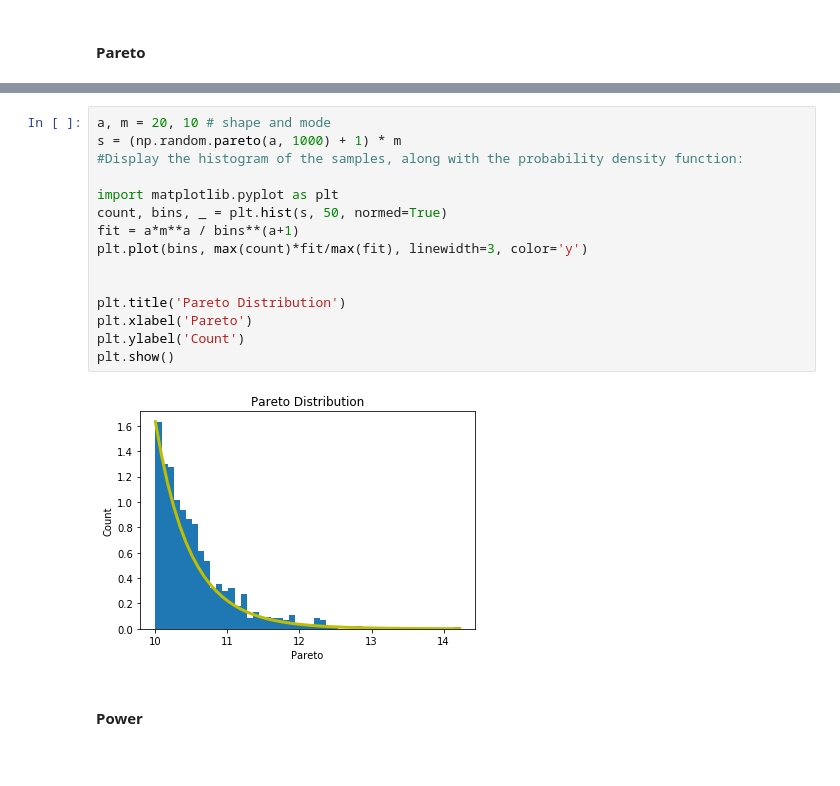
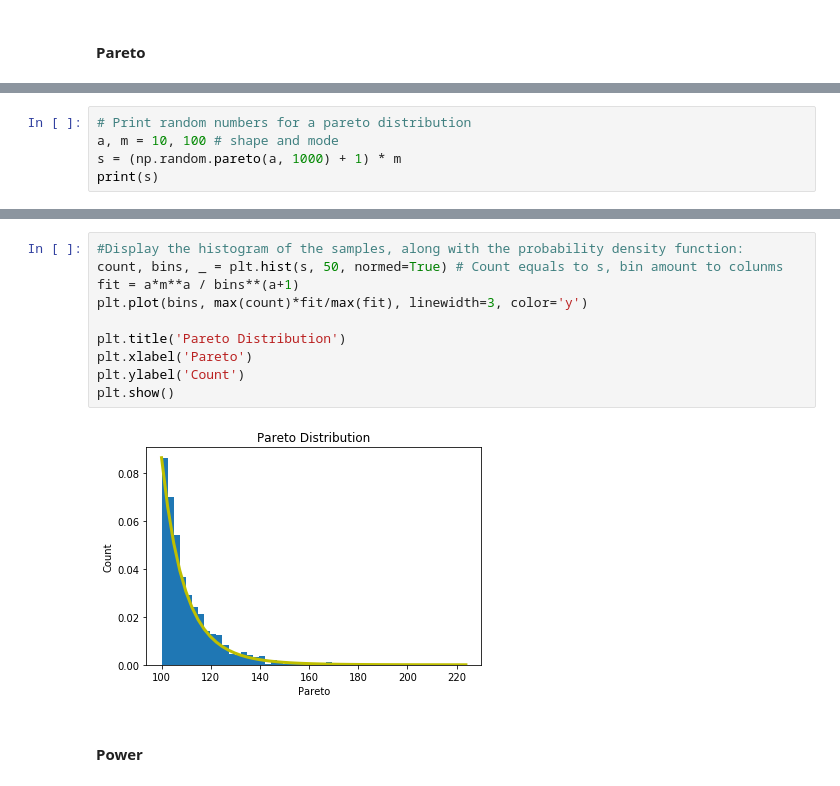
Before and after one commit to JohnADeady/Assignments-Programming-of-DA, a Jupyter notebook: Numpy.Random Package.ipynb, the cells around one changed output, grey strips where cells are left out. Saved outputs shown, nothing was run; the diff lists cells and outputs as text.

```diff
--- a/Numpy.Random Package.ipynb
+++ b/Numpy.Random Package.ipynb
@@ -392,0 +393,5 @@ Let's use a real world problemt to explain the Pareto Distribution. In business
+# %%
+# Print random numbers for a pareto distribution
+a, m = 10, 100 # shape and mode
+s = (np.random.pareto(a, 1000) + 1) * m
+print(s)
@@ -393,20 +416,15 @@ Let's use a real world problemt to explain the Pareto Distribution. In business
 # %%
-a, m = 20, 10 # shape and mode
-s = (np.random.pareto(a, 1000) + 1) * m
 #Display the histogram of the samples, along with the probability density function:
-
-import matplotlib.pyplot as plt
-count, bins, _ = plt.hist(s, 50, normed=True)
+count, bins, _ = plt.hist(s, 50, normed=True) # Count equals to s, bin amount to colunms
 fit = a*m**a / bins**(a+1)
 plt.plot(bins, max(count)*fit/max(fit), linewidth=3, color='y')
-
 
 plt.title('Pareto Distribution')
 plt.xlabel('Pareto')
 plt.ylabel('Count')
 plt.show()
 # %% [output]
-[figure, old version]
+[figure, new version]
 # %% [markdown]
 #### Power
 # %% [markdown]
```
Also changed, not shown: parts of 26 cells of this notebook.
